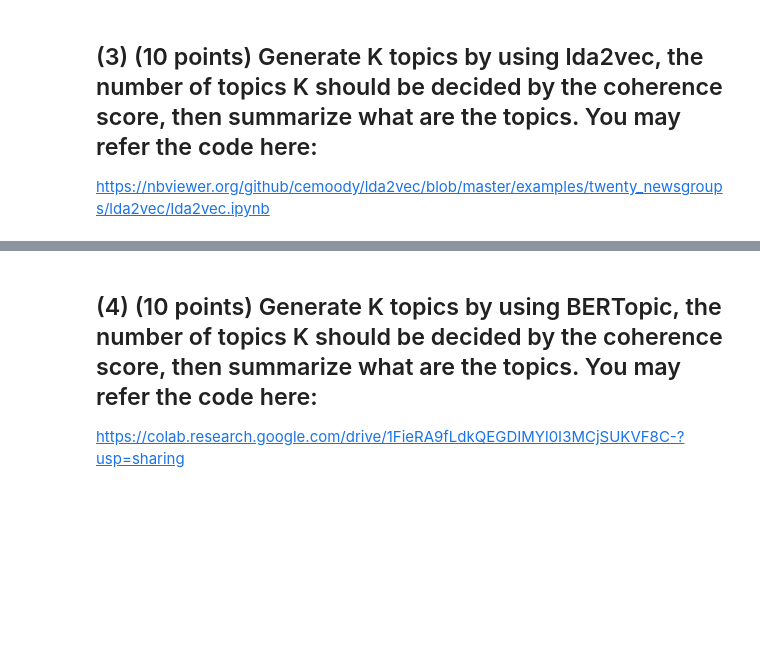
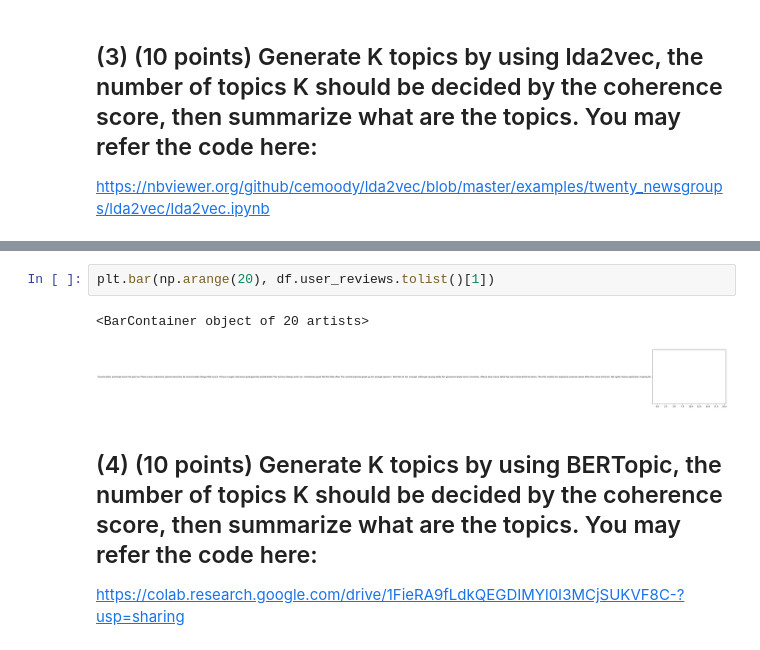
Before and after one commit to ManishaLokasani/Manisha_INFO5731_Spring2023, a Jupyter notebook: In_class_exercise_04_03282023.ipynb, the cells around one changed output, grey strips where cells are left out. Saved outputs shown, nothing was run; the diff lists cells and outputs as text; blank space fills up the shorter version.

```diff
--- a/In_class_exercise_04_03282023.ipynb
+++ b/In_class_exercise_04_03282023.ipynb
@@ -414,3 +473,8 @@ https://nbviewer.org/github/cemoody/lda2vec/blob/master/examples/twenty_newsgrou
+# %%
+plt.bar(np.arange(20), df.user_reviews.tolist()[1])
+# %% [output]
+<BarContainer object of 20 artists>
+[figure, added]
 # %% [markdown]
 ## (4) (10 points) Generate K topics by using BERTopic, the number of topics K should be decided by the coherence score, then summarize what are the topics. You may refer the code here:
 
```
Also changed, not shown: parts of 3 cells of this notebook.
